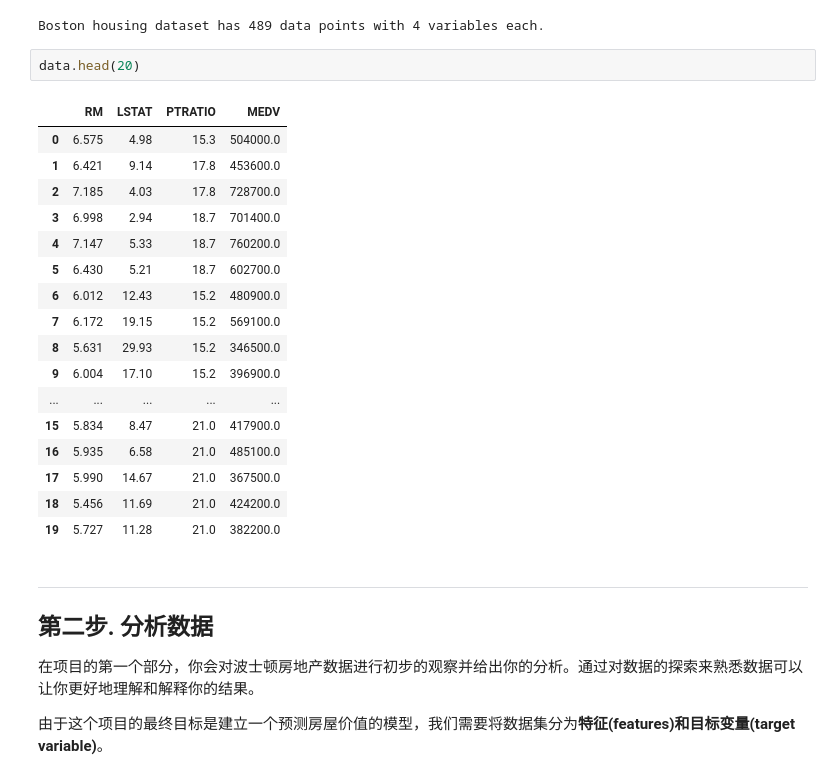
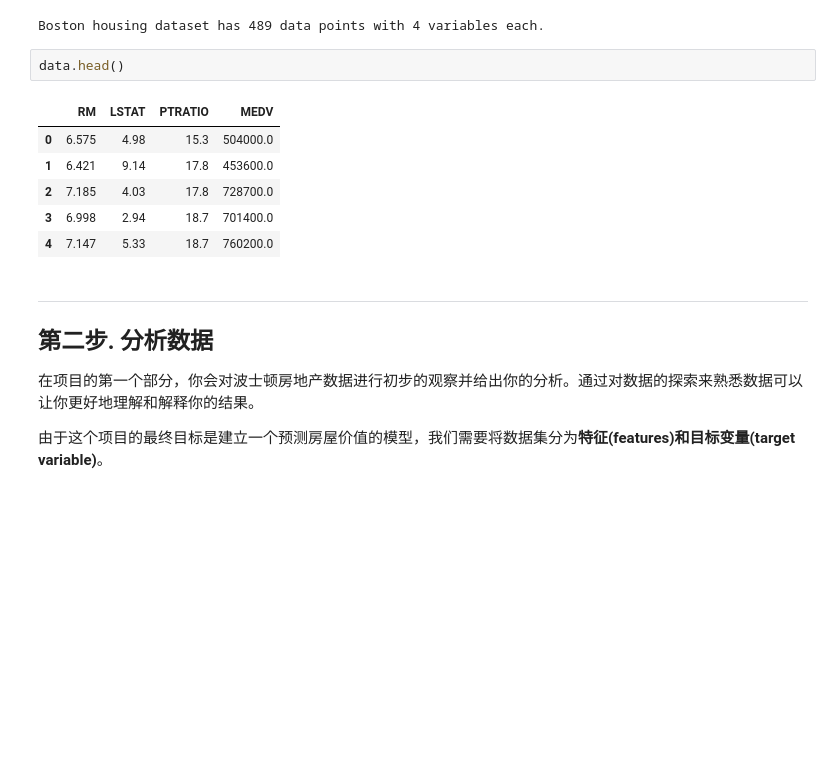
Before and after one commit to zjplus/boston_housing, a Jupyter notebook: boston_housing.ipynb, the cells around one changed output. Cells and saved outputs as stored; diff of their text form; blank space fills up the shorter version.

```diff
--- a/boston_housing.ipynb
+++ b/boston_housing.ipynb
@@ -45,25 +45,14 @@ print "Boston housing dataset has {} data points with {} variables each.".format
 # %% [output]
 Boston housing dataset has 489 data points with 4 variables each.
 # %%
-data.head(20)
+data.head()
 # %% [output]
 |  | RM | LSTAT | PTRATIO | MEDV |
 | 0 | 6.575 | 4.98 | 15.3 | 504000.0 |
 | 1 | 6.421 | 9.14 | 17.8 | 453600.0 |
 | 2 | 7.185 | 4.03 | 17.8 | 728700.0 |
 | 3 | 6.998 | 2.94 | 18.7 | 701400.0 |
 | 4 | 7.147 | 5.33 | 18.7 | 760200.0 |
-| 5 | 6.430 | 5.21 | 18.7 | 602700.0 |
-| 6 | 6.012 | 12.43 | 15.2 | 480900.0 |
-| 7 | 6.172 | 19.15 | 15.2 | 569100.0 |
-| 8 | 5.631 | 29.93 | 15.2 | 346500.0 |
-| 9 | 6.004 | 17.10 | 15.2 | 396900.0 |
-| ... | ... | ... | ... | ... |
-| 15 | 5.834 | 8.47 | 21.0 | 417900.0 |
-| 16 | 5.935 | 6.58 | 21.0 | 485100.0 |
-| 17 | 5.990 | 14.67 | 21.0 | 367500.0 |
-| 18 | 5.456 | 11.69 | 21.0 | 424200.0 |
-| 19 | 5.727 | 11.28 | 21.0 | 382200.0 |
 # %% [markdown]
 ---
 ## 第二步. 分析数据
```
Also changed, not shown: parts of 6 cells of this notebook, 1 other file.
